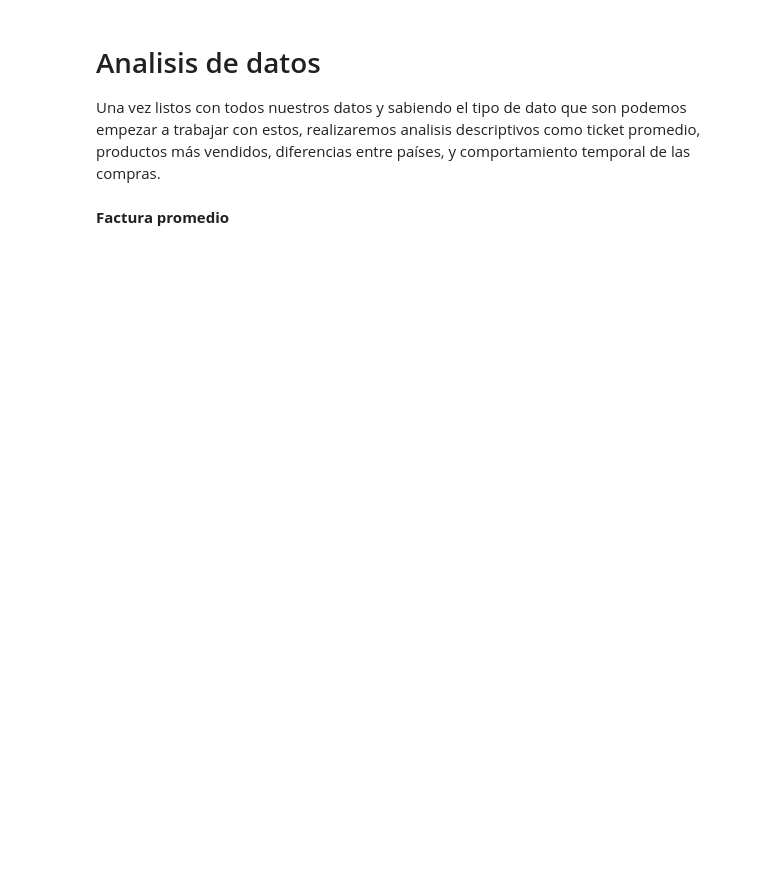
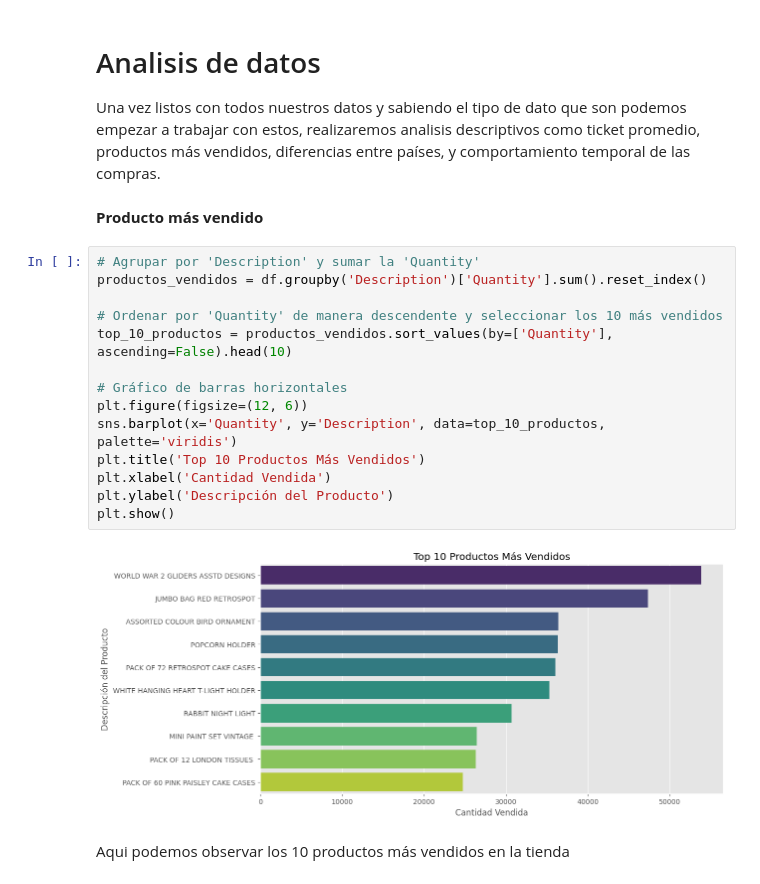
Before and after one commit to Ignaciojeda/EDA_FundamentosML_IgnacioOjeda, a Jupyter notebook: Prueba_Machine_Ignacio_Ojeda.ipynb, the cells around one changed output. Drawn from its saved outputs; the diff is of its cells as text; blank space fills up the shorter version.

```diff
--- a/Prueba_Machine_Ignacio_Ojeda.ipynb
+++ b/Prueba_Machine_Ignacio_Ojeda.ipynb
@@ -163,5 +163,23 @@ Para poder observar de mejor manera la moda anterior vemos en un grafico la cant
 # %% [markdown]
 # Analisis de datos
 Una vez listos con todos nuestros datos y sabiendo el tipo de dato que son podemos empezar a trabajar con estos, realizaremos analisis descriptivos como ticket promedio, productos más vendidos, diferencias entre países, y comportamiento temporal de las compras.
-# %% [markdown]
-**Factura promedio**
+# %% [markdown]
+**Producto más vendido**
+# %%
+# Agrupar por 'Description' y sumar la 'Quantity'
+productos_vendidos = df.groupby('Description')['Quantity'].sum().reset_index()
+
+# Ordenar por 'Quantity' de manera descendente y seleccionar los 10 más vendidos
+top_10_productos = productos_vendidos.sort_values(by=['Quantity'], ascending=False).head(10)
+
+# Gráfico de barras horizontales
+plt.figure(figsize=(12, 6))
+sns.barplot(x='Quantity', y='Description', data=top_10_productos, palette='viridis')
+plt.title('Top 10 Productos Más Vendidos')
+plt.xlabel('Cantidad Vendida')
+plt.ylabel('Descripción del Producto')
+plt.show()
+# %% [output]
+[figure, added]
+# %% [markdown]
+Aqui podemos observar los 10 productos más vendidos en la tienda
```
Also changed, not shown: parts of 1 cell of this notebook.
